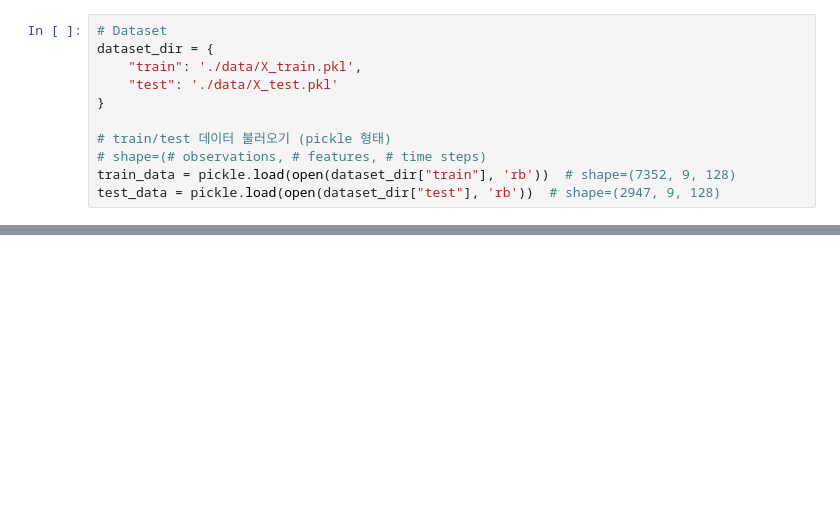
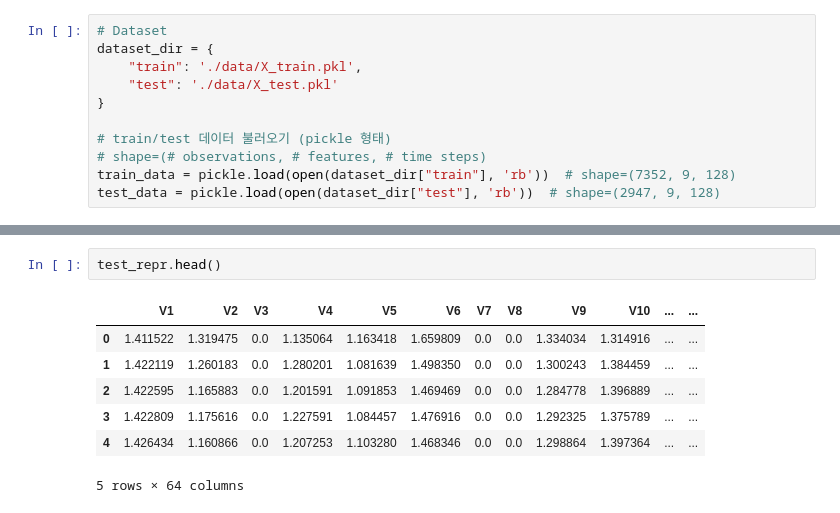
Before and after one commit to ClustProject/KUDataRepresentation, a Jupyter notebook: Test.ipynb, the cells around one changed output, grey strips where cells are left out. Cells and saved outputs as stored; diff of their text form; blank space fills up the shorter version.

```diff
--- a/Test.ipynb
+++ b/Test.ipynb
@@ -120,3 +198,13 @@ train_repr, test_repr = data_repr.encode_data(model, best_model_path=config["bes
+# %%
+test_repr.head()
+# %% [output]
+|  | V1 | V2 | V3 | V4 | V5 | V6 | V7 | V8 | V9 | V10 | ... | ... |
+| 0 | 1.411522 | 1.319475 | 0.0 | 1.135064 | 1.163418 | 1.659809 | 0.0 | 0.0 | 1.334034 | 1.314916 | ... | ... |
+| 1 | 1.422119 | 1.260183 | 0.0 | 1.280201 | 1.081639 | 1.498350 | 0.0 | 0.0 | 1.300243 | 1.384459 | ... | ... |
+| 2 | 1.422595 | 1.165883 | 0.0 | 1.201591 | 1.091853 | 1.469469 | 0.0 | 0.0 | 1.284778 | 1.396889 | ... | ... |
+| 3 | 1.422809 | 1.175616 | 0.0 | 1.227591 | 1.084457 | 1.476916 | 0.0 | 0.0 | 1.292325 | 1.375789 | ... | ... |
+| 4 | 1.426434 | 1.160866 | 0.0 | 1.207253 | 1.103280 | 1.468346 | 0.0 | 0.0 | 1.298864 | 1.397364 | ... | ... |
+5 rows × 64 columns
 # %%
 # Case 3. model = rae_mepc
 config = config3
```
Also changed, not shown: parts of 16 cells of this notebook, 6 other files.
